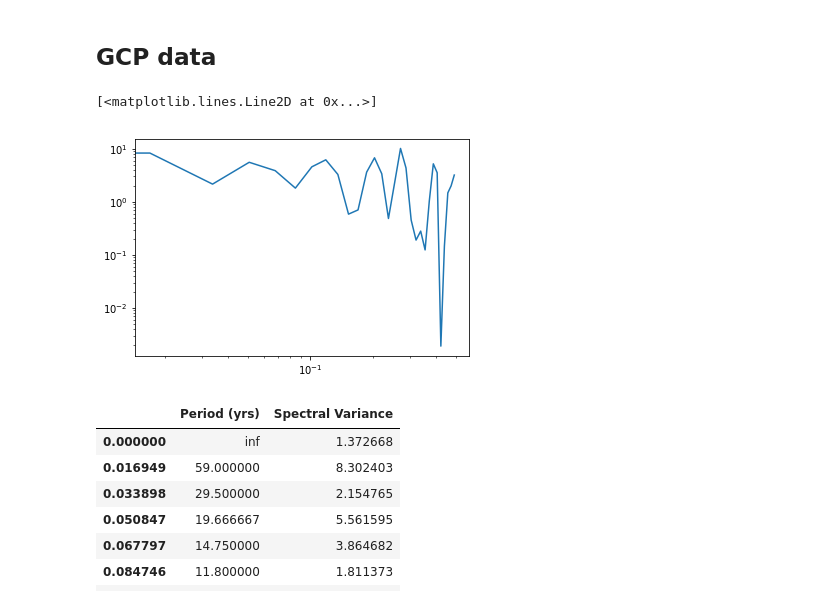
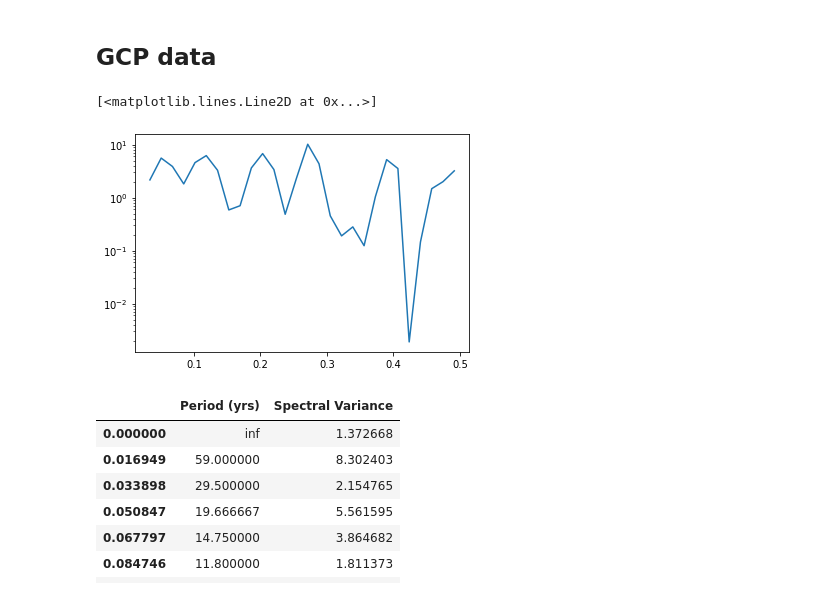
Before and after one commit to rursino/carbon-cycle-feedbacks, a Jupyter notebook: Peylin_flux/Notebooks/low-pass-filter.ipynb, the cells around one changed output. Cells and saved outputs as stored; diff of their text form; code cells hidden in the pictures.

```diff
--- a/Peylin_flux/Notebooks/low-pass-filter.ipynb
+++ b/Peylin_flux/Notebooks/low-pass-filter.ipynb
@@ -19,10 +19,10 @@ y = df["land"].values
 # %%
 freqs, X = signal.welch(y)
 # %%
-plt.loglog(freqs, X)
+plt.semilogy(freqs[2:], X[2:])
 # %% [output]
 [<matplotlib.lines.Line2D at 0x...>]
-[figure, old version]
+[figure, new version]
 # %%
 pd.DataFrame({"Period (yrs)": 1/freqs, "Spectral Variance": X}, index=freqs)
 # %% [output]
```
Also changed, not shown: parts of 5 cells of this notebook, 2 other files.
